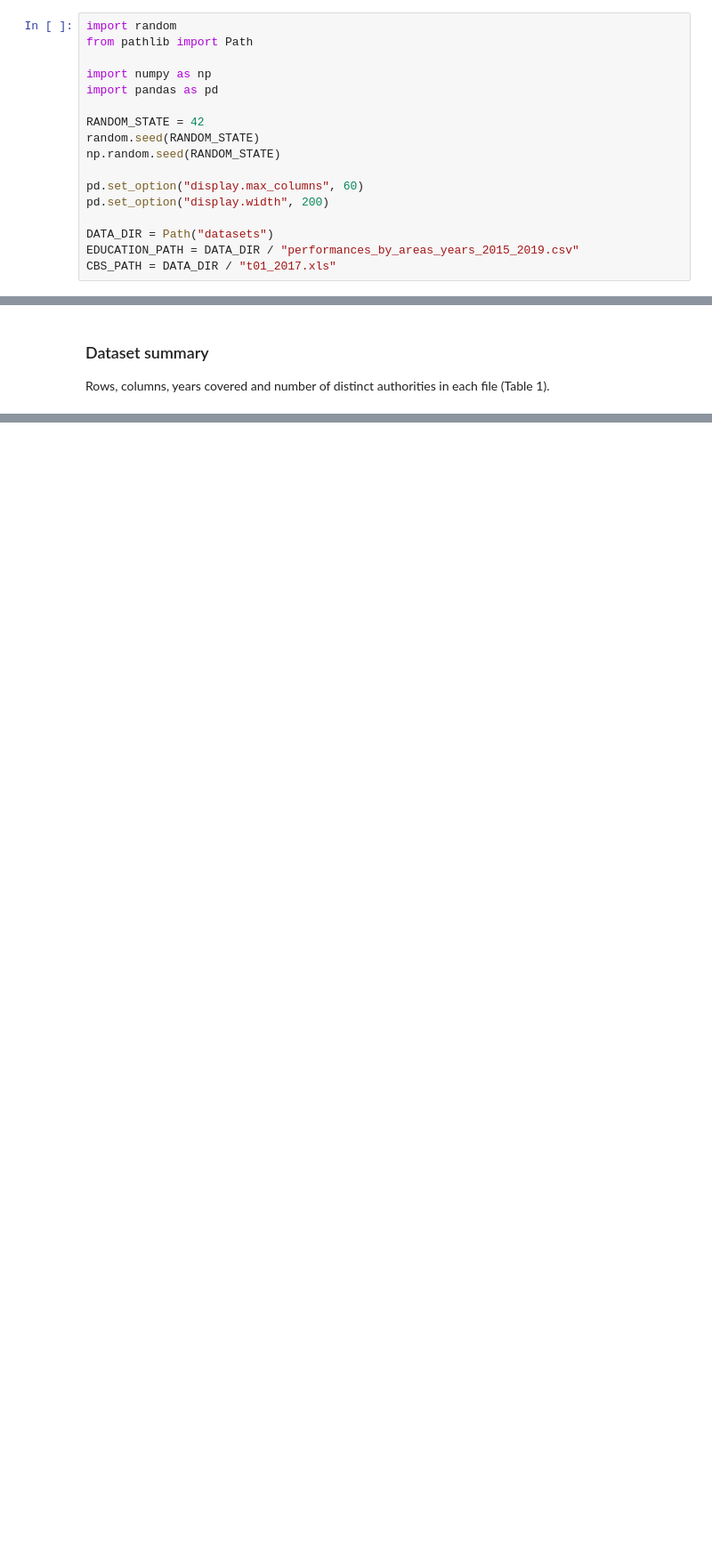
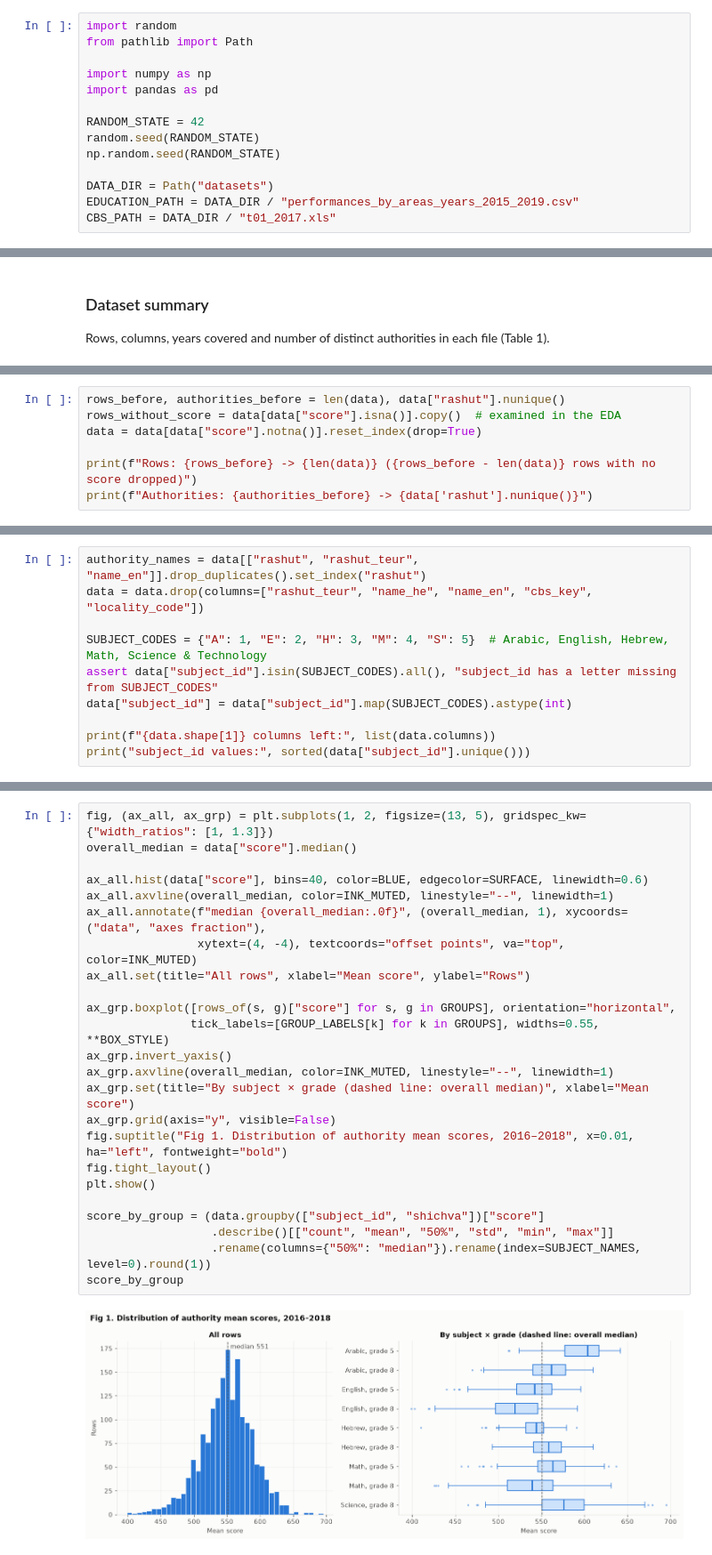
Before and after one commit to Fiamma-Jikukan/DS_final_project_Or_and_Stav, a Jupyter notebook: DS_final_project_Or_and_Stav.ipynb, the cells around one changed output, grey strips where cells are left out. Shown at 89% size. Saved outputs shown, nothing was run; the diff lists cells and outputs as text; blank space fills up the shorter version.

```diff
--- a/DS_final_project_Or_and_Stav.ipynb
+++ b/DS_final_project_Or_and_Stav.ipynb
@@ -32,9 +32,6 @@ RANDOM_STATE = 42
 random.seed(RANDOM_STATE)
 np.random.seed(RANDOM_STATE)
 
-pd.set_option("display.max_columns", 60)
-pd.set_option("display.width", 200)
-
 DATA_DIR = Path("datasets")
 EDUCATION_PATH = DATA_DIR / "performances_by_areas_years_2015_2019.csv"
 CBS_PATH = DATA_DIR / "t01_2017.xls"
@@ -137,0 +541,7 @@ dataset_summary
+# %%
+rows_before, authorities_before = len(data), data["rashut"].nunique()
+rows_without_score = data[data["score"].isna()].copy()  # examined in the EDA
+data = data[data["score"].notna()].reset_index(drop=True)
+
+print(f"Rows: {rows_before} -> {len(data)} ({rows_before - len(data)} rows with no score dropped)")
+print(f"Authorities: {authorities_before} -> {data['rashut'].nunique()}")
@@ -137,0 +567,10 @@ dataset_summary
+# %%
+authority_names = data[["rashut", "rashut_teur", "name_en"]].drop_duplicates().set_index("rashut")
+data = data.drop(columns=["rashut_teur", "name_he", "name_en", "cbs_key", "locality_code"])
+
+SUBJECT_CODES = {"A": 1, "E": 2, "H": 3, "M": 4, "S": 5}  # Arabic, English, Hebrew, Math, Science & Technology
+assert data["subject_id"].isin(SUBJECT_CODES).all(), "subject_id has a letter missing from SUBJECT_CODES"
+data["subject_id"] = data["subject_id"].map(SUBJECT_CODES).astype(int)
+
+print(f"{data.shape[1]} columns left:", list(data.columns))
+print("subject_id values:", sorted(data["subject_id"].unique()))
@@ -137,0 +622,26 @@ dataset_summary
+# %%
+fig, (ax_all, ax_grp) = plt.subplots(1, 2, figsize=(13, 5), gridspec_kw={"width_ratios": [1, 1.3]})
+overall_median = data["score"].median()
+
+ax_all.hist(data["score"], bins=40, color=BLUE, edgecolor=SURFACE, linewidth=0.6)
+ax_all.axvline(overall_median, color=INK_MUTED, linestyle="--", linewidth=1)
+ax_all.annotate(f"median {overall_median:.0f}", (overall_median, 1), xycoords=("data", "axes fraction"),
+                xytext=(4, -4), textcoords="offset points", va="top", color=INK_MUTED)
+ax_all.set(title="All rows", xlabel="Mean score", ylabel="Rows")
+
+ax_grp.boxplot([rows_of(s, g)["score"] for s, g in GROUPS], orientation="horizontal",
+               tick_labels=[GROUP_LABELS[k] for k in GROUPS], widths=0.55, **BOX_STYLE)
+ax_grp.invert_yaxis()
+ax_grp.axvline(overall_median, color=INK_MUTED, linestyle="--", linewidth=1)
+ax_grp.set(title="By subject × grade (dashed line: overall median)", xlabel="Mean score")
+ax_grp.grid(axis="y", visible=False)
+fig.suptitle("Fig 1. Distribution of authority mean scores, 2016–2018", x=0.01, ha="left", fontweight="bold")
+fig.tight_layout()
+plt.show()
+
+score_by_group = (data.groupby(["subject_id", "shichva"])["score"]
+                  .describe()[["count", "mean", "50%", "std", "min", "max"]]
+                  .rename(columns={"50%": "median"}).rename(index=SUBJECT_NAMES, level=0).round(1))
+score_by_group
+# %% [output]
+[figure, added]
```
Also changed, not shown: parts of 138 cells of this notebook, 10 other files.
